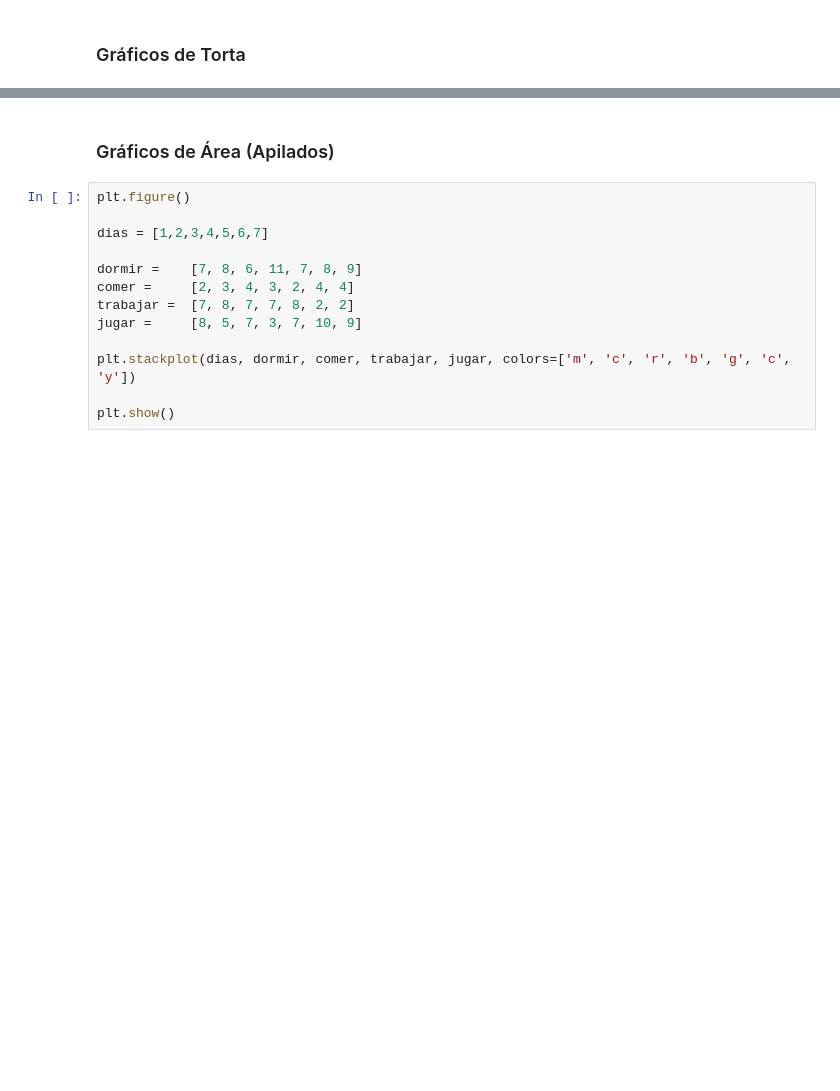
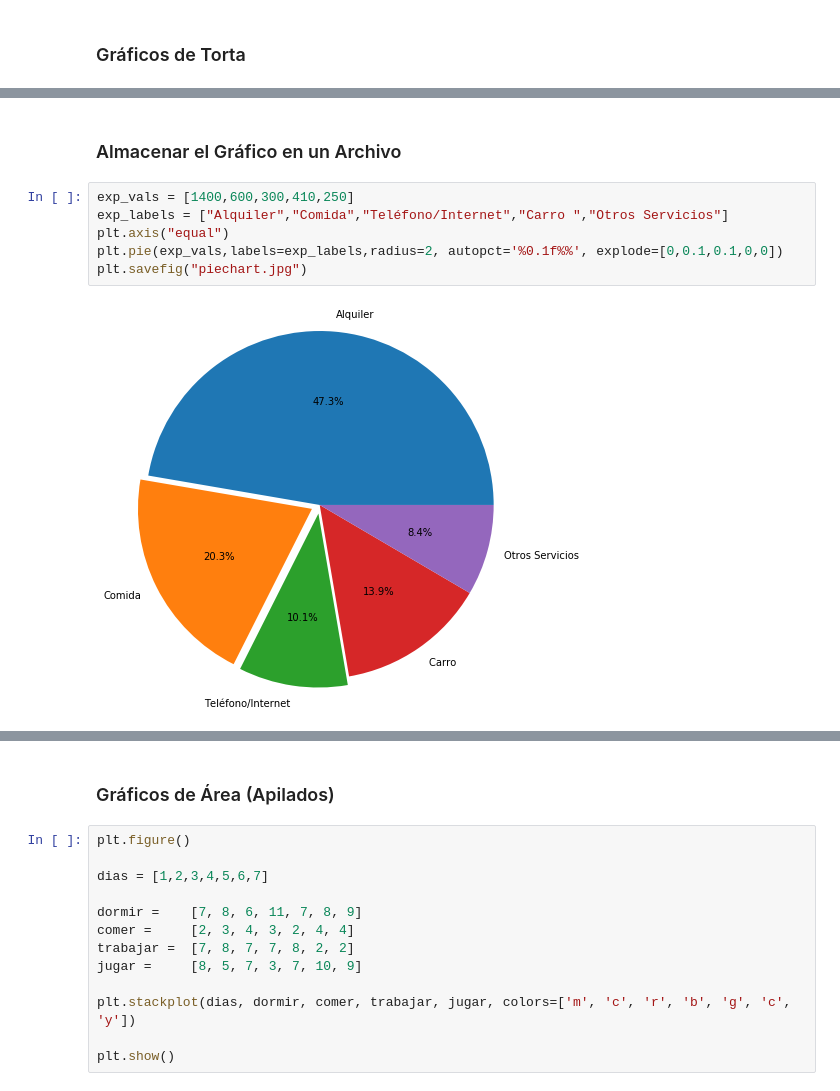
Before and after one commit to wladrod/Python_Ciencias_Datos, a Jupyter notebook: Notebooks/04-TutorialMatplotlib.ipynb, the cells around one changed output, grey strips where cells are left out. Saved outputs shown, nothing was run; the diff lists cells and outputs as text; blank space fills up the shorter version.

```diff
--- a/Notebooks/04-TutorialMatplotlib.ipynb
+++ b/Notebooks/04-TutorialMatplotlib.ipynb
@@ -403,0 +473,10 @@ plt.legend(loc='lower right')
+# %% [markdown]
+### Almacenar el Gráfico en un Archivo
+# %%
+exp_vals = [1400,600,300,410,250]
+exp_labels = ["Alquiler","Comida","Teléfono/Internet","Carro ","Otros Servicios"]
+plt.axis("equal")
+plt.pie(exp_vals,labels=exp_labels,radius=2, autopct='%0.1f%%', explode=[0,0.1,0.1,0,0])
+plt.savefig("piechart.jpg")
+# %% [output]
+[figure, added]
```
Also changed, not shown: parts of 28 cells of this notebook, 2 other files.
